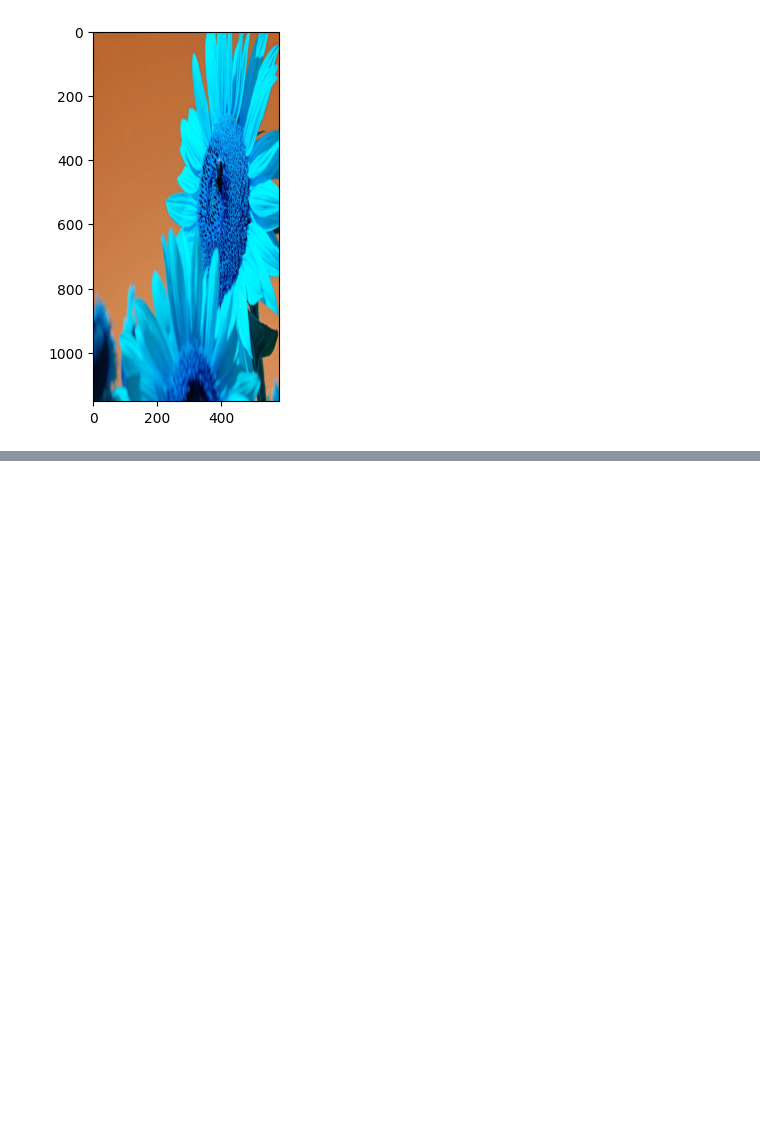
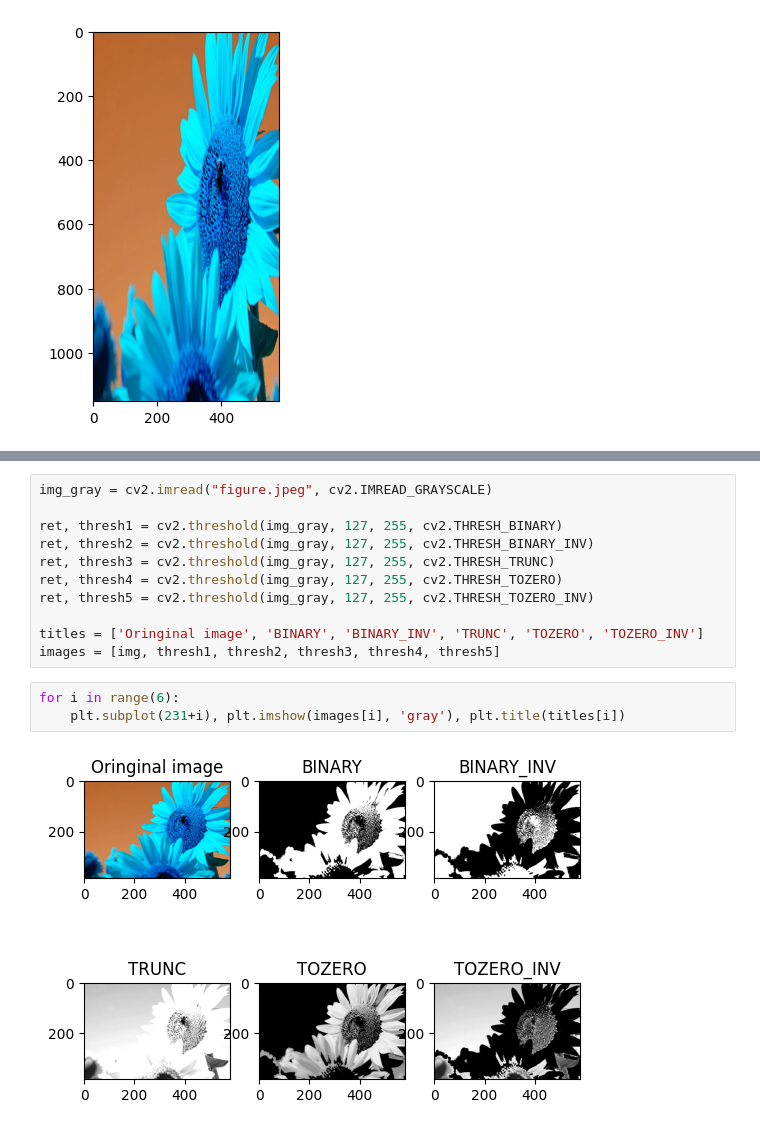
Before and after one commit to 30guoluren/ImageProcessing, a Jupyter notebook: 图像的基本操作/01.ipynb, the cells around one changed output, grey strips where cells are left out. Saved outputs shown, nothing was run; the diff lists cells and outputs as text; blank space fills up the shorter version.

```diff
--- a/图像的基本操作/01.ipynb
+++ b/图像的基本操作/01.ipynb
@@ -246,0 +264,16 @@ plt.imshow(res)
+# %%
+img_gray = cv2.imread("figure.jpeg", cv2.IMREAD_GRAYSCALE)
+
+ret, thresh1 = cv2.threshold(img_gray, 127, 255, cv2.THRESH_BINARY)
+ret, thresh2 = cv2.threshold(img_gray, 127, 255, cv2.THRESH_BINARY_INV)
+ret, thresh3 = cv2.threshold(img_gray, 127, 255, cv2.THRESH_TRUNC)
+ret, thresh4 = cv2.threshold(img_gray, 127, 255, cv2.THRESH_TOZERO)
+ret, thresh5 = cv2.threshold(img_gray, 127, 255, cv2.THRESH_TOZERO_INV)
+
+titles = ['Oringinal image', 'BINARY', 'BINARY_INV', 'TRUNC', 'TOZERO', 'TOZERO_INV']
+images = [img, thresh1, thresh2, thresh3, thresh4, thresh5]
+# %%
+for i in range(6):
+    plt.subplot(231+i), plt.imshow(images[i], 'gray'), plt.title(titles[i])
+# %% [output]
+[figure, added]
```
Also changed, not shown: parts of 21 cells of this notebook.
